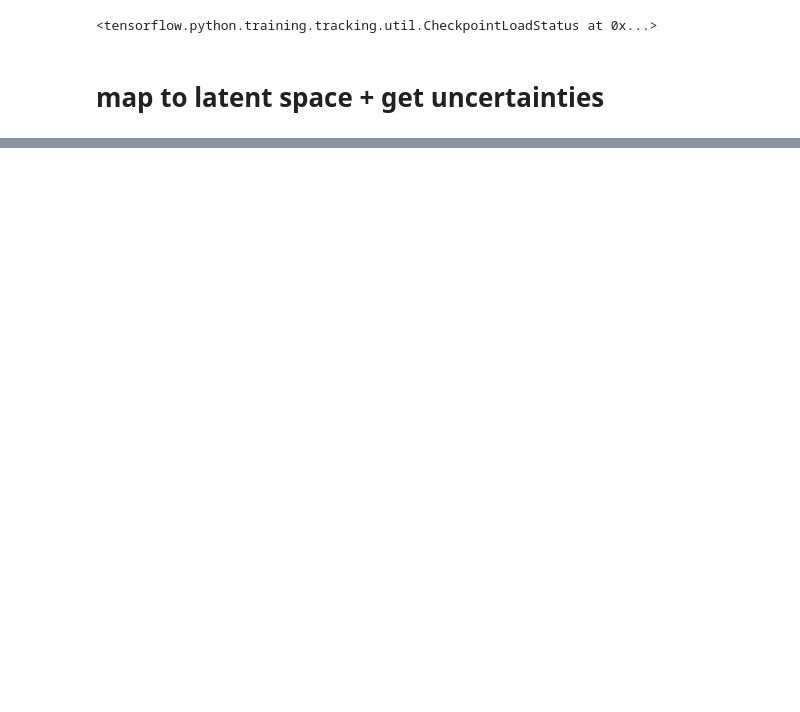
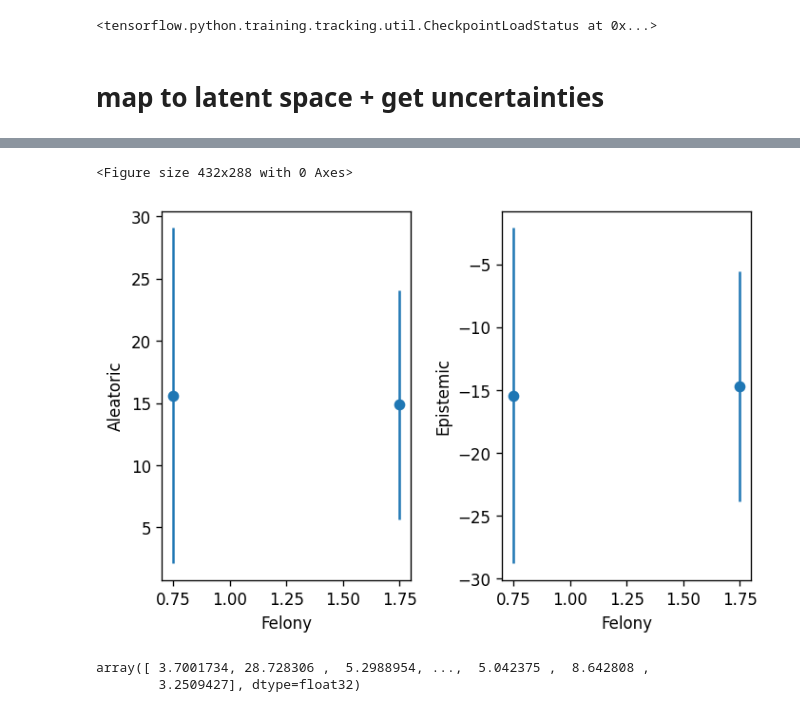
Before and after one commit to alishibli97/DLAdv-Project, a Jupyter notebook: CLUE/CLUE_tensorflow.ipynb, the cells around one changed output, grey strips where cells are left out. Cells and saved outputs as stored; diff of their text form; code cells hidden in the pictures; blank space fills up the shorter version.

```diff
--- a/CLUE/CLUE_tensorflow.ipynb
+++ b/CLUE/CLUE_tensorflow.ipynb
@@ -1230,0 +1395,26 @@ RuntimeError: CUDA error: CUBLAS_STATUS_NOT_INITIALIZED when calling `cublasCrea
+# %%
+axes[1].errorbar(center_bins, bin_means, yerr=bin_stds, fmt='o')
+axes[1].set_xlabel(var_names_flat[dname][var_N])
+axes[1].set_ylabel('target var')
+
+plt.tight_layout()
+
+fig, axes = plt.subplots(1, 2, dpi=120)
+axes[0].errorbar(center_bins, aleatoric_mean, yerr=aleatoric_stds, fmt='o')
+axes[0].set_xlabel(var_names_flat[dname][var_N])
+axes[0].set_ylabel('Aleatoric')
+
+axes[1].errorbar(center_bins, epistemic_mean, yerr=epistemic_stds, fmt='o')
+axes[1].set_xlabel(var_names_flat[dname][var_N])
+axes[1].set_ylabel('Epistemic')
+
+plt.tight_layout()
+# plt.show()
+# %% [output]
+<Figure size 432x288 with 0 Axes>
+[figure, added]
+# %%
+tr_aleatoric_vec
+# %% [output]
+array([ 3.7001734, 28.728306 ,  5.2988954, ...,  5.042375 ,  8.642808 ,
+        3.2509427], dtype=float32)
```
Also changed, not shown: parts of 19 cells of this notebook, 13 other files.
